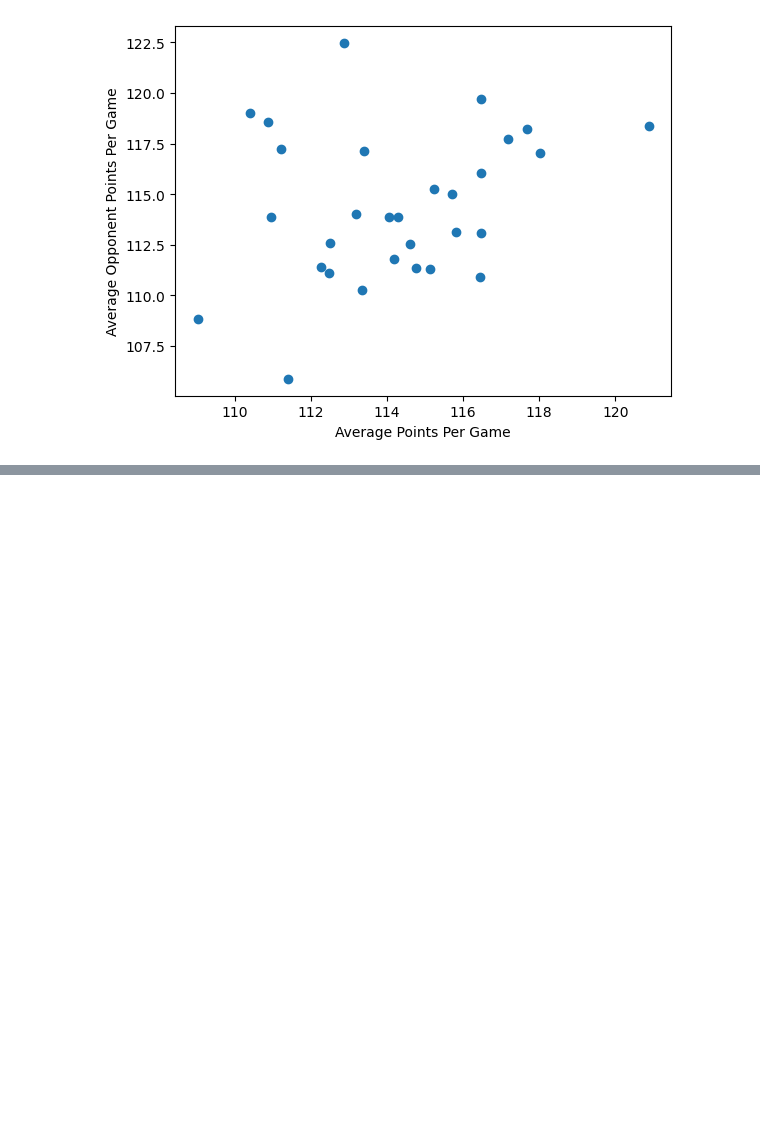
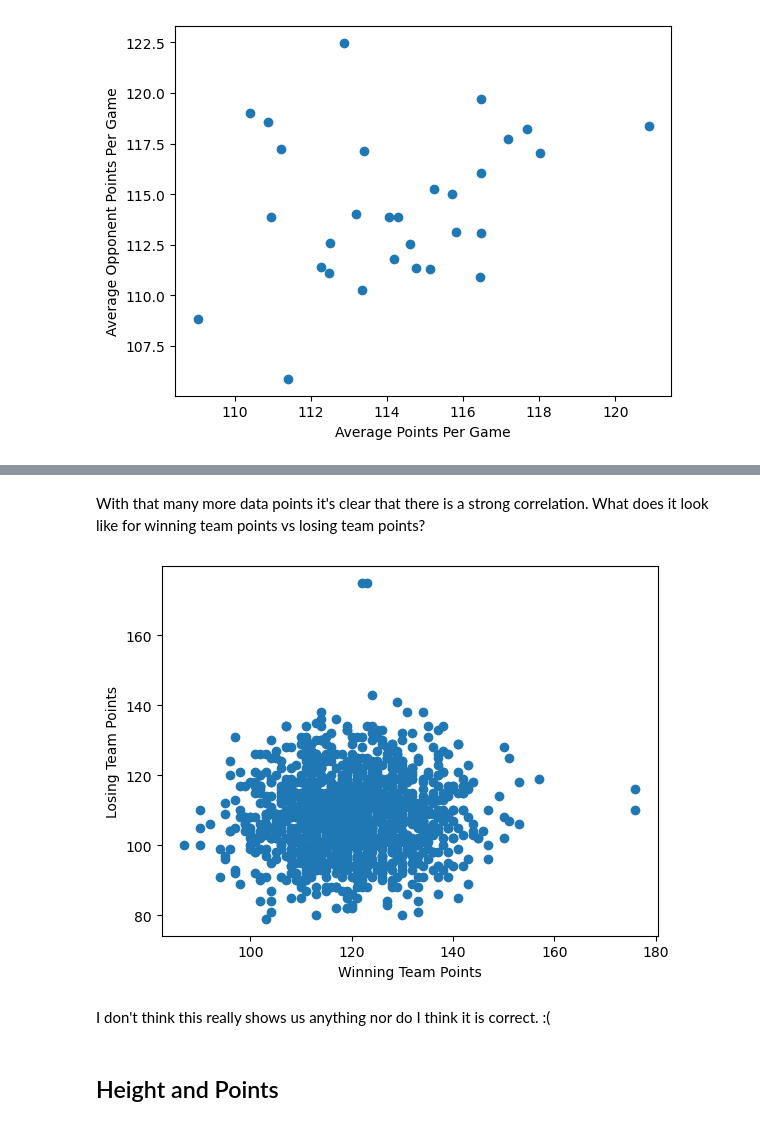
Before and after one commit to dlesueur/386Project, a Jupyter notebook: EDA.ipynb, the cells around one changed output, grey strips where cells are left out. Saved outputs shown, nothing was run; the diff lists cells and outputs as text; code cells hidden in the pictures; blank space fills up the shorter version.

```diff
--- a/EDA.ipynb
+++ b/EDA.ipynb
@@ -151,0 +182,15 @@ plt.show()
+# %% [markdown]
+With that many more data points it's clear that there is a strong correlation. What does it look like for winning team points vs losing team points?
+# %%
+winner = team_points[team_points['points']>team_points['opponent_points']]
+loser = team_points[team_points['points']<team_points['opponent_points']]
+plt.scatter(x = winner['points'], y = loser['points'])
+plt.xlabel("Winning Team Points")
+plt.ylabel("Losing Team Points")
+plt.show()
+# %% [output]
+[figure, added]
+# %% [markdown]
+I don't think this really shows us anything nor do I think it is correct. :(
+# %% [markdown]
+## Height and Points
```
Also changed, not shown: parts of 28 cells of this notebook, 5 other files.
